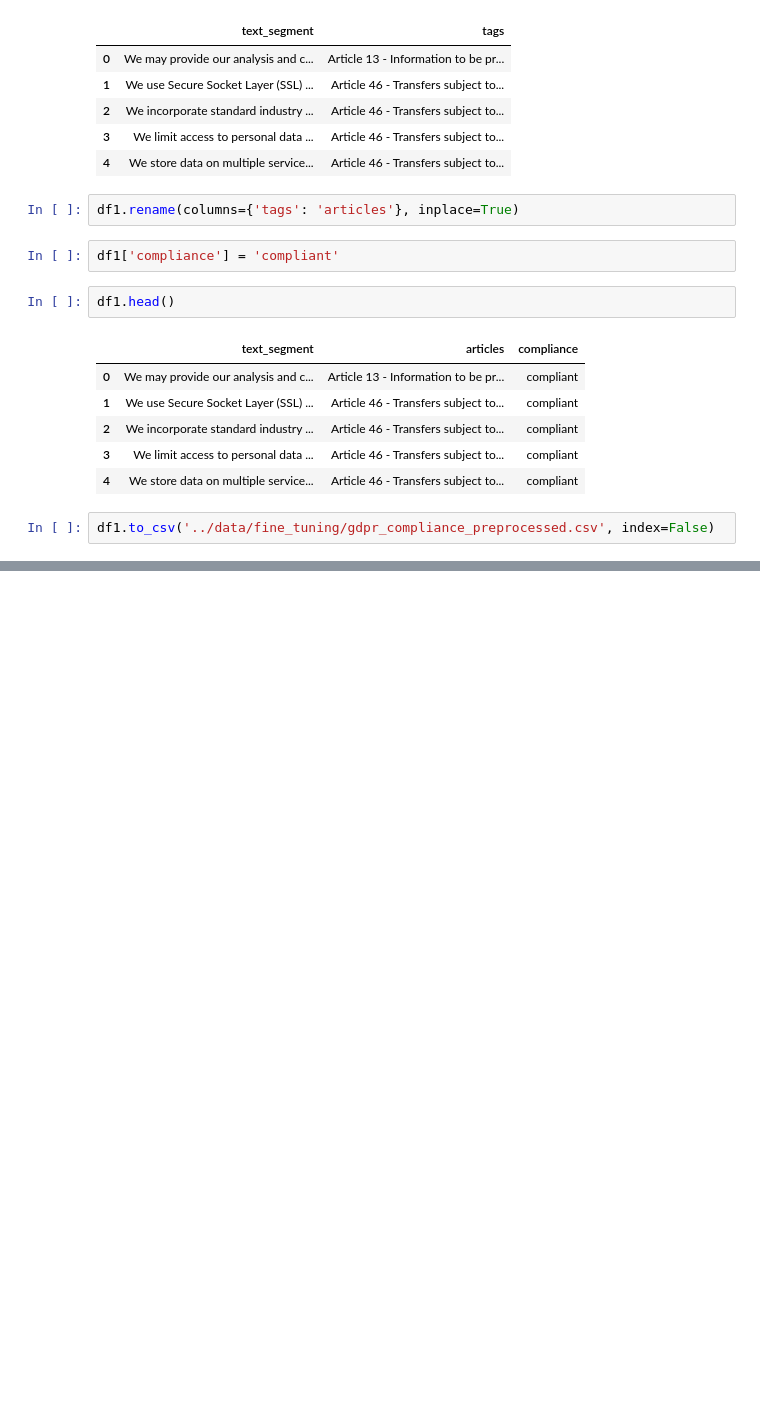
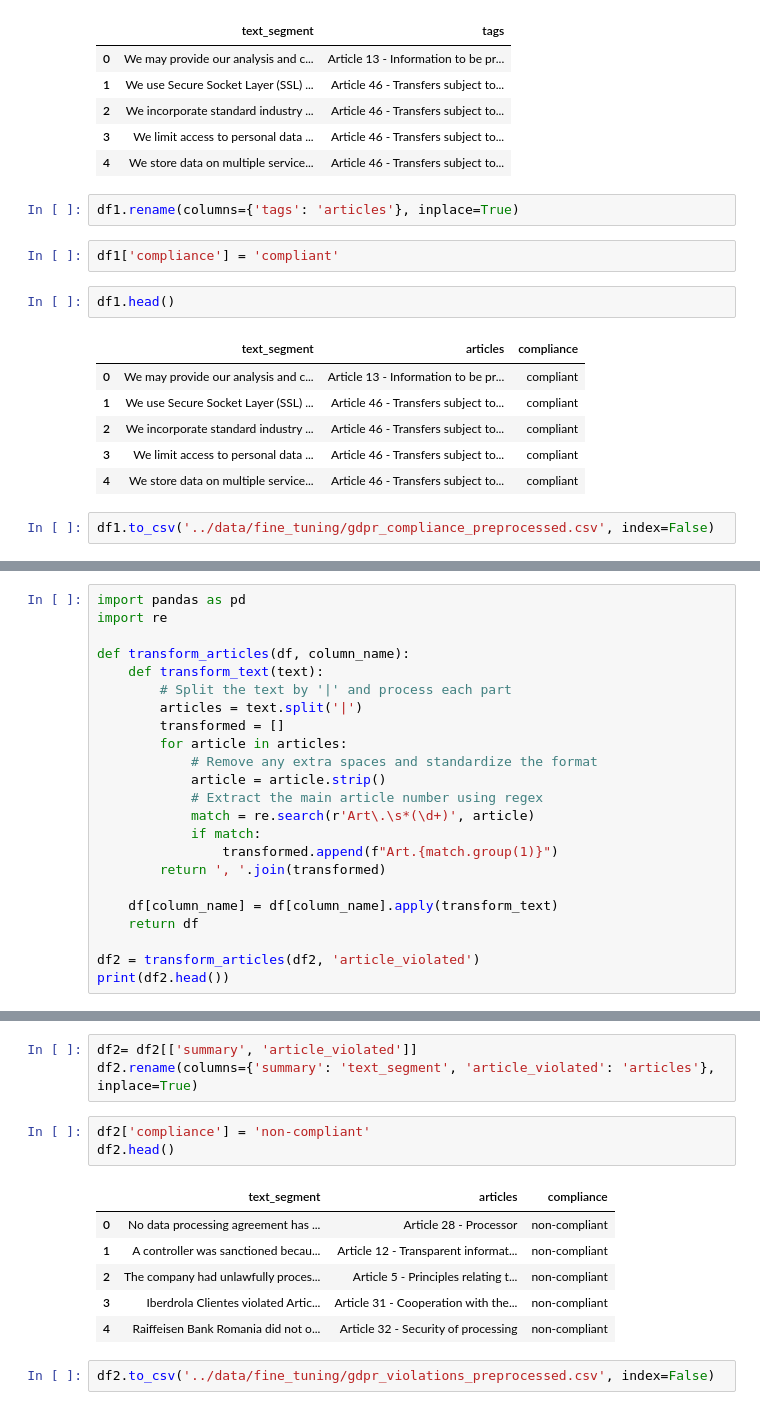
Before and after one commit to PriEval-Protect-Framework/Privacy-Engine, a Jupyter notebook: finetuning/dataset_cleaning.ipynb, the cells around one changed output, grey strips where cells are left out. Drawn from its saved outputs; the diff is of its cells as text; blank space fills up the shorter version.

```diff
--- a/finetuning/dataset_cleaning.ipynb
+++ b/finetuning/dataset_cleaning.ipynb
@@ -194,0 +247,23 @@ df1.to_csv('../data/fine_tuning/gdpr_compliance_preprocessed.csv', index=False)
+# %%
+import pandas as pd
+import re
+
+def transform_articles(df, column_name):
+    def transform_text(text):
+        # Split the text by '|' and process each part
+        articles = text.split('|')
+        transformed = []
+        for article in articles:
+            # Remove any extra spaces and standardize the format
+            article = article.strip()
+            # Extract the main article number using regex
+            match = re.search(r'Art\.\s*(\d+)', article)
+            if match:
+                transformed.append(f"Art.{match.group(1)}")
+        return ', '.join(transformed)
+
+    df[column_name] = df[column_name].apply(transform_text)
+    return df
+
+df2 = transform_articles(df2, 'article_violated')
+print(df2.head())
@@ -194,0 +392,15 @@ df1.to_csv('../data/fine_tuning/gdpr_compliance_preprocessed.csv', index=False)
+# %%
+df2= df2[['summary', 'article_violated']]
+df2.rename(columns={'summary': 'text_segment', 'article_violated': 'articles'}, inplace=True)
+# %%
+df2['compliance'] = 'non-compliant'
+df2.head()
+# %% [output]
+|  | text_segment | articles | compliance |
+| 0 | No data processing agreement has ... | Article 28 - Processor | non-compliant |
+| 1 | A controller was sanctioned becau... | Article 12 - Transparent informat... | non-compliant |
+| 2 | The company had unlawfully proces... | Article 5 - Principles relating t... | non-compliant |
+| 3 | Iberdrola Clientes violated Artic... | Article 31 - Cooperation with the... | non-compliant |
+| 4 | Raiffeisen Bank Romania did not o... | Article 32 - Security of processing | non-compliant |
+# %%
+df2.to_csv('../data/fine_tuning/gdpr_violations_preprocessed.csv', index=False)
```
Also changed, not shown: parts of 12 cells of this notebook, 1 other file.
